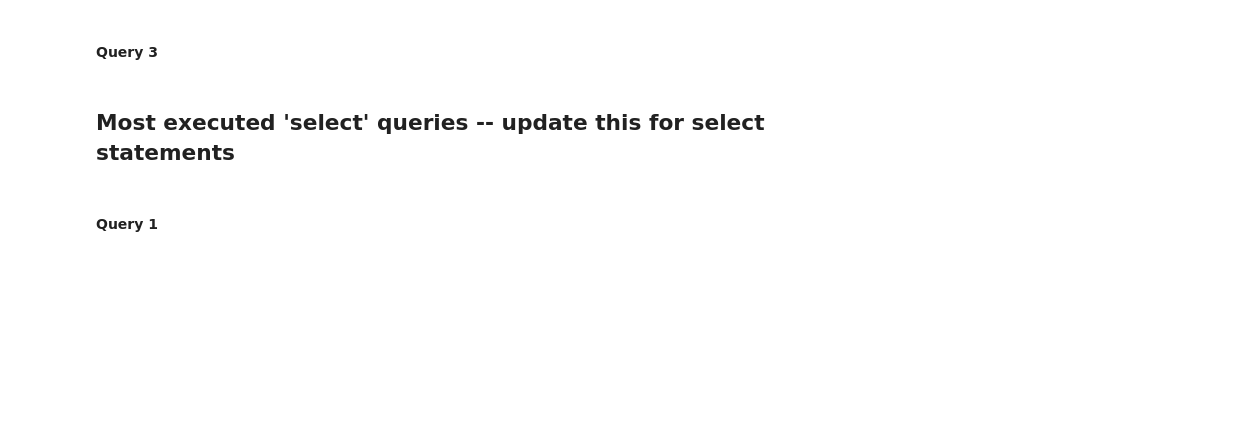
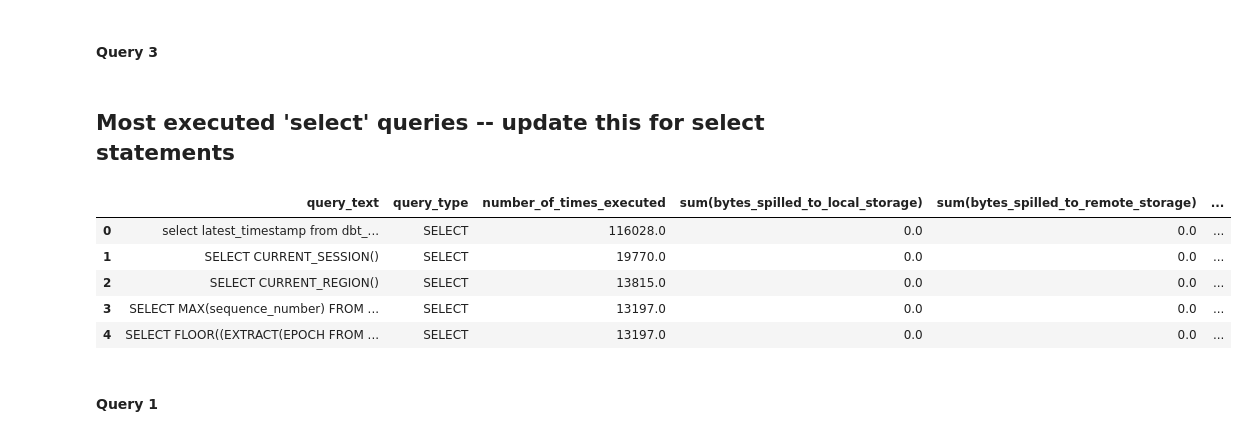
Before and after one commit to shwetank-kumar/optiml, a Jupyter notebook: notebooks/kiva/query_analysis.ipynb, the cells around one changed output. Drawn from its saved outputs; the diff is of its cells as text; code cells hidden in the pictures; blank space fills up the shorter version.

```diff
--- a/notebooks/kiva/query_analysis.ipynb
+++ b/notebooks/kiva/query_analysis.ipynb
@@ -258,8 +294,15 @@ print(df.iloc[2]["query_text"])
 # %% [markdown]
 ## Most executed 'select' queries -- update this for select statements
 # %%
-df=qlib.n_most_executed_queries(sdate,edate,10)
+df=qlib.n_most_executed_select_queries(sdate,edate,10)
 df.head()
+# %% [output]
+|  | query_text | query_type | number_of_times_executed | sum(bytes_spilled_to_local_storage) | sum(bytes_spilled_to_remote_storage) | ... |
+| 0 | select latest_timestamp from dbt_... | SELECT | 116028.0 | 0.0 | 0.0 | ... |
+| 1 | SELECT CURRENT_SESSION() | SELECT | 19770.0 | 0.0 | 0.0 | ... |
+| 2 | SELECT CURRENT_REGION() | SELECT | 13815.0 | 0.0 | 0.0 | ... |
+| 3 | SELECT MAX(sequence_number) FROM ... | SELECT | 13197.0 | 0.0 | 0.0 | ... |
+| 4 | SELECT FLOOR((EXTRACT(EPOCH FROM ... | SELECT | 13197.0 | 0.0 | 0.0 | ... |
 # %%
 ##TODO: Put labels on the axis, fix ticks on the axis to be integers
 ## Queries that scanned the most from cache
```
Also changed, not shown: parts of 10 cells of this notebook, 1 other file.
